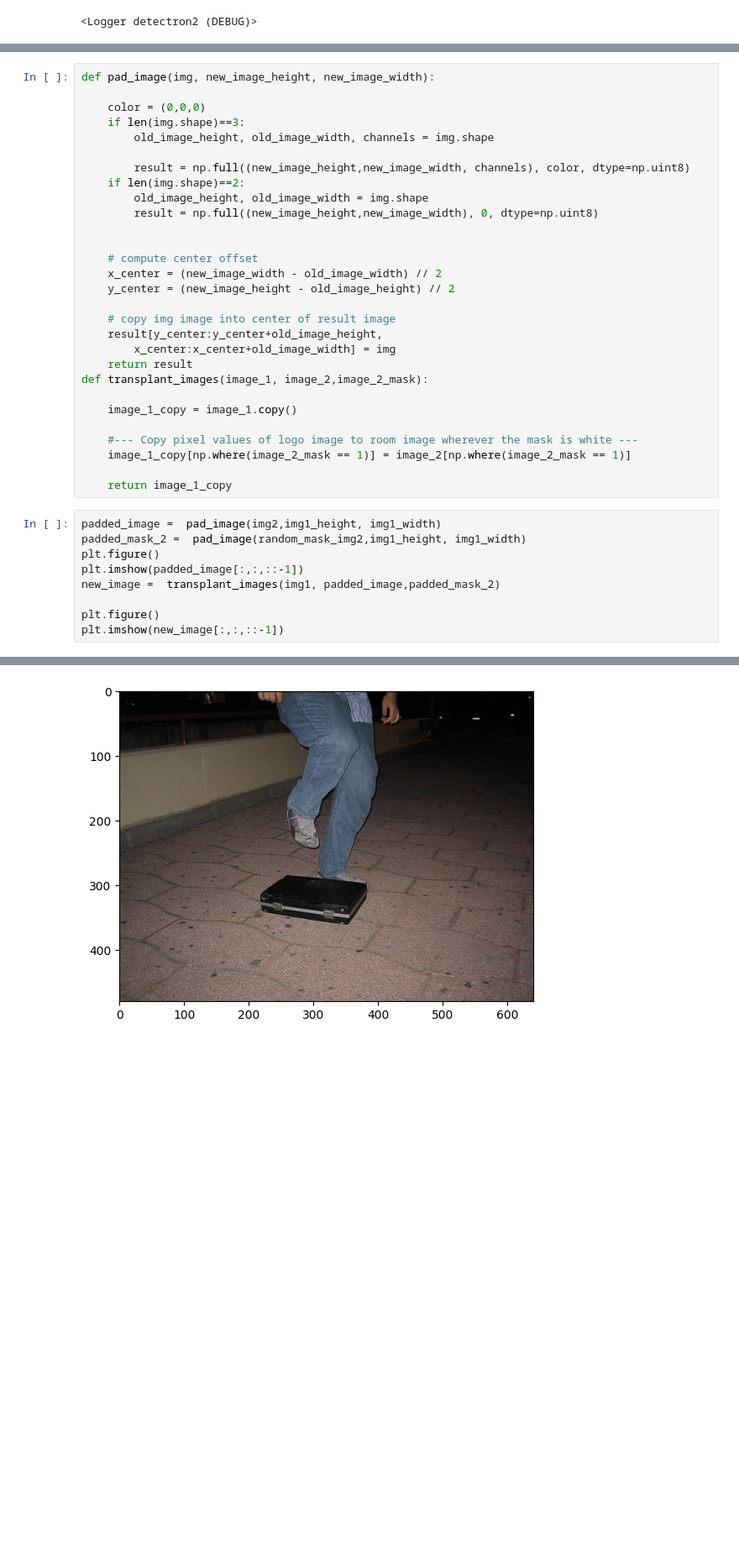
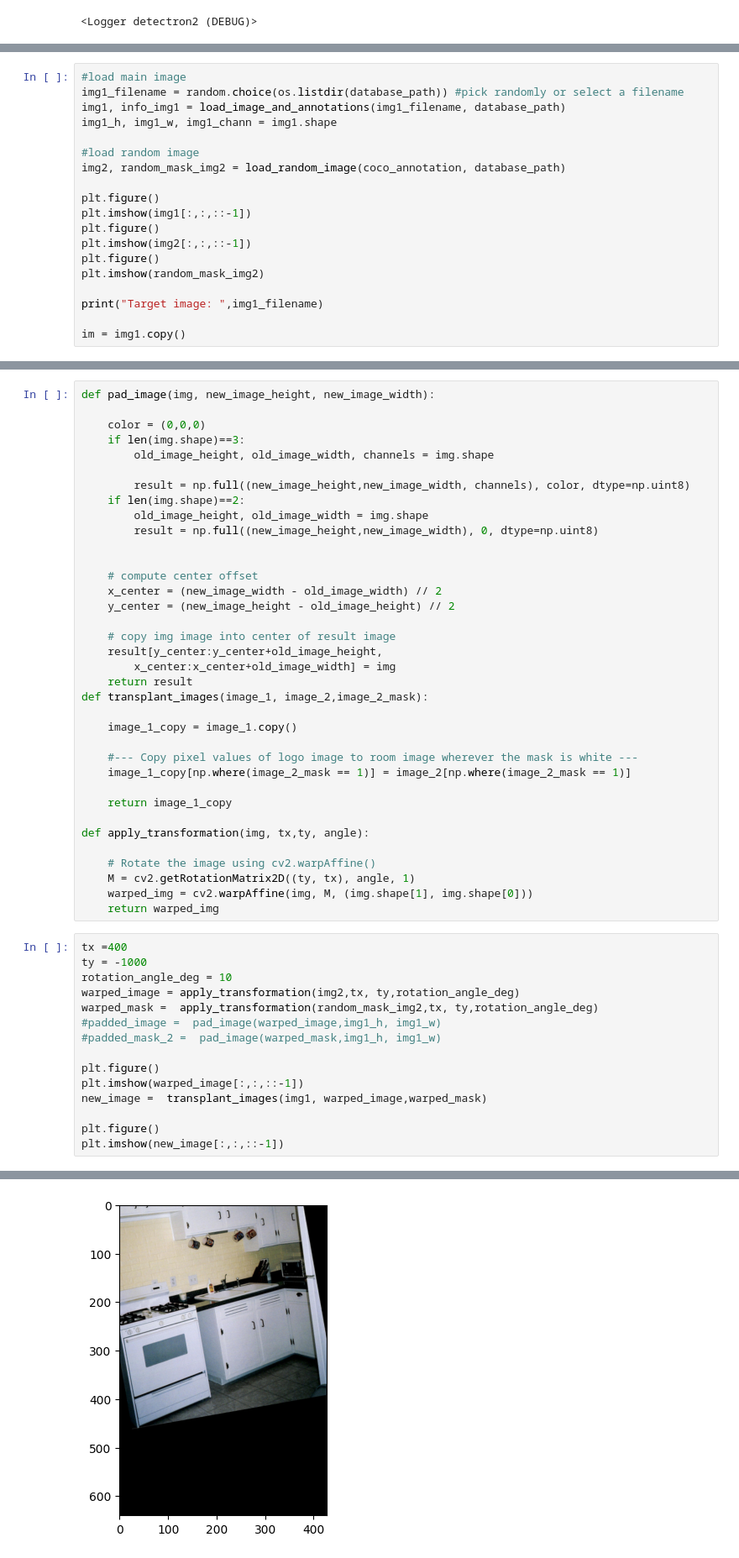
Before and after one commit to hichamelmuhandiz/MCV-M5-Team05, a Jupyter notebook: Week 3/task_b.ipynb, the cells around one changed output, grey strips where cells are left out. Shown at 84% size. Cells and saved outputs as stored; diff of their text form; blank space fills up the shorter version.

Commit message:
refactor + added translation/rotation (task b)

```diff
--- a/Week 3/task_b.ipynb
+++ b/Week 3/task_b.ipynb
@@ -84,0 +106,19 @@ IMG 1 info  480
+# %%
+#load main image
+img1_filename = random.choice(os.listdir(database_path)) #pick randomly or select a filename
+img1, info_img1 = load_image_and_annotations(img1_filename, database_path)
+img1_h, img1_w, img1_chann = img1.shape
+
+#load random image
+img2, random_mask_img2 = load_random_image(coco_annotation, database_path)
+
+plt.figure()
+plt.imshow(img1[:,:,::-1])
+plt.figure()
+plt.imshow(img2[:,:,::-1])
+plt.figure()
+plt.imshow(random_mask_img2)
+
+print("Target image: ",img1_filename)
+
+im = img1.copy()
@@ -111,15 +158,28 @@ def transplant_images(image_1, image_2,image_2_mask):
     image_1_copy[np.where(image_2_mask == 1)] = image_2[np.where(image_2_mask == 1)]
 
     return image_1_copy
+
+def apply_transformation(img, tx,ty, angle):
+
+    # Rotate the image using cv2.warpAffine()
+    M = cv2.getRotationMatrix2D((ty, tx), angle, 1)
+    warped_img = cv2.warpAffine(img, M, (img.shape[1], img.shape[0]))
+    return warped_img
 # %%
-padded_image =  pad_image(img2,img1_height, img1_width)
-padded_mask_2 =  pad_image(random_mask_img2,img1_height, img1_width)
+tx =400
+ty = -1000
+rotation_angle_deg = 10
+warped_image = apply_transformation(img2,tx, ty,rotation_angle_deg)
+warped_mask =  apply_transformation(random_mask_img2,tx, ty,rotation_angle_deg)
+#padded_image =  pad_image(warped_image,img1_h, img1_w)
+#padded_mask_2 =  pad_image(warped_mask,img1_h, img1_w)
+
 plt.figure()
-plt.imshow(padded_image[:,:,::-1])
-new_image =  transplant_images(img1, padded_image,padded_mask_2)
+plt.imshow(warped_image[:,:,::-1])
+new_image =  transplant_images(img1, warped_image,warped_mask)
 
 plt.figure()
 plt.imshow(new_image[:,:,::-1])
 # %% [output]
 <matplotlib.image.AxesImage at 0x...>
-[figure, old version]
+[figure, new version]
```
Also changed, not shown: parts of 8 cells of this notebook.
